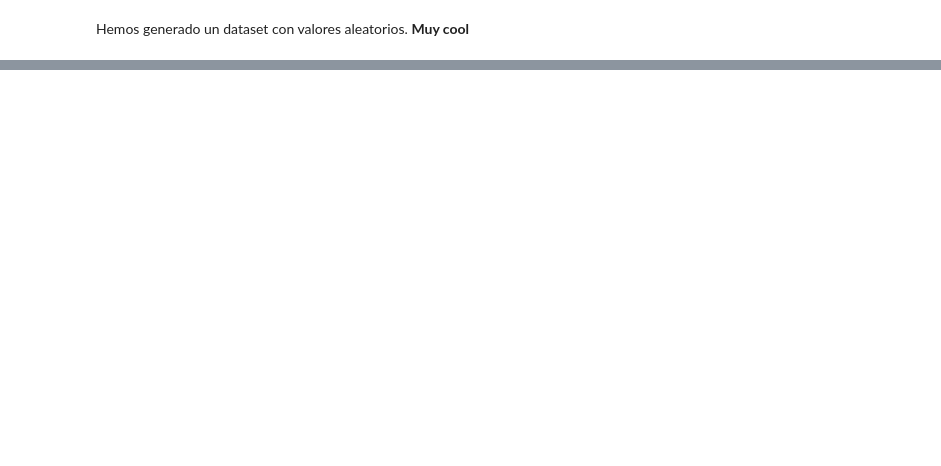
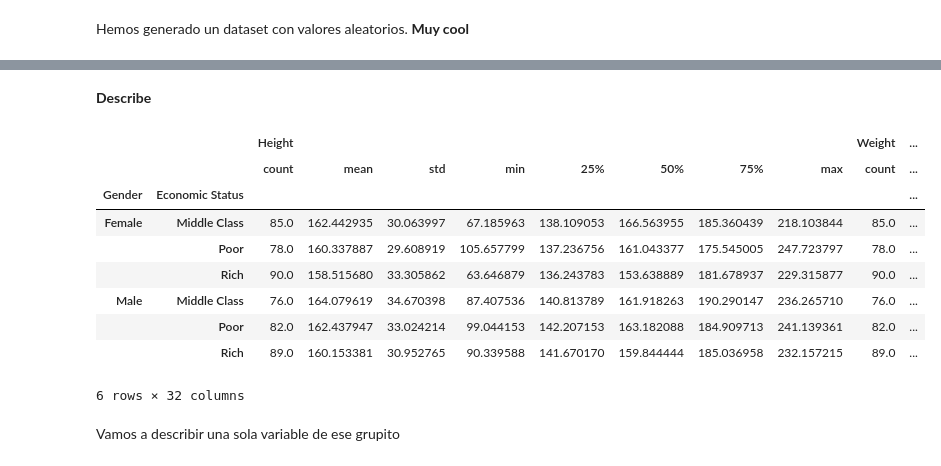
Before and after one commit to Karenahv/python-ml-curso, a Jupyter notebook: notebooks/T2 - 3 Data Cleaning - Agrupación de datos.ipynb, the cells around one changed output, grey strips where cells are left out. Saved outputs shown, nothing was run; the diff lists cells and outputs as text; code cells hidden in the pictures; blank space fills up the shorter version.

```diff
--- a/notebooks/T2 - 3 Data Cleaning - Agrupación de datos.ipynb
+++ b/notebooks/T2 - 3 Data Cleaning - Agrupación de datos.ipynb
@@ -73,0 +120,2 @@ Hemos generado un dataset con valores aleatorios. **Muy cool**
+# %%
+double_group = data.groupby(["Gender", "Economic Status"])
@@ -73,0 +191,17 @@ Hemos generado un dataset con valores aleatorios. **Muy cool**
+# %% [markdown]
+**Describe**
+# %%
+double_group.describe() #devuelve los estadisticos para cada grupo
+# %% [output]
+|  |  | Height |  |  |  |  |  |  |  | Weight | ... |
+|  |  | count | mean | std | min | 25% | 50% | 75% | max | count | ... |
+| Gender | Economic Status |  |  |  |  |  |  |  |  |  | ... |
+| Female | Middle Class | 85.0 | 162.442935 | 30.063997 | 67.185963 | 138.109053 | 166.563955 | 185.360439 | 218.103844 | 85.0 | ... |
+|  | Poor | 78.0 | 160.337887 | 29.608919 | 105.657799 | 137.236756 | 161.043377 | 175.545005 | 247.723797 | 78.0 | ... |
+|  | Rich | 90.0 | 158.515680 | 33.305862 | 63.646879 | 136.243783 | 153.638889 | 181.678937 | 229.315877 | 90.0 | ... |
+| Male | Middle Class | 76.0 | 164.079619 | 34.670398 | 87.407536 | 140.813789 | 161.918263 | 190.290147 | 236.265710 | 76.0 | ... |
+|  | Poor | 82.0 | 162.437947 | 33.024214 | 99.044153 | 142.207153 | 163.182088 | 184.909713 | 241.139361 | 82.0 | ... |
+|  | Rich | 89.0 | 160.153381 | 30.952765 | 90.339588 | 141.670170 | 159.844444 | 185.036958 | 232.157215 | 89.0 | ... |
+6 rows × 32 columns
+# %% [markdown]
+Vamos a describir una sola variable de ese grupito
```
Also changed, not shown: parts of 57 cells of this notebook.
